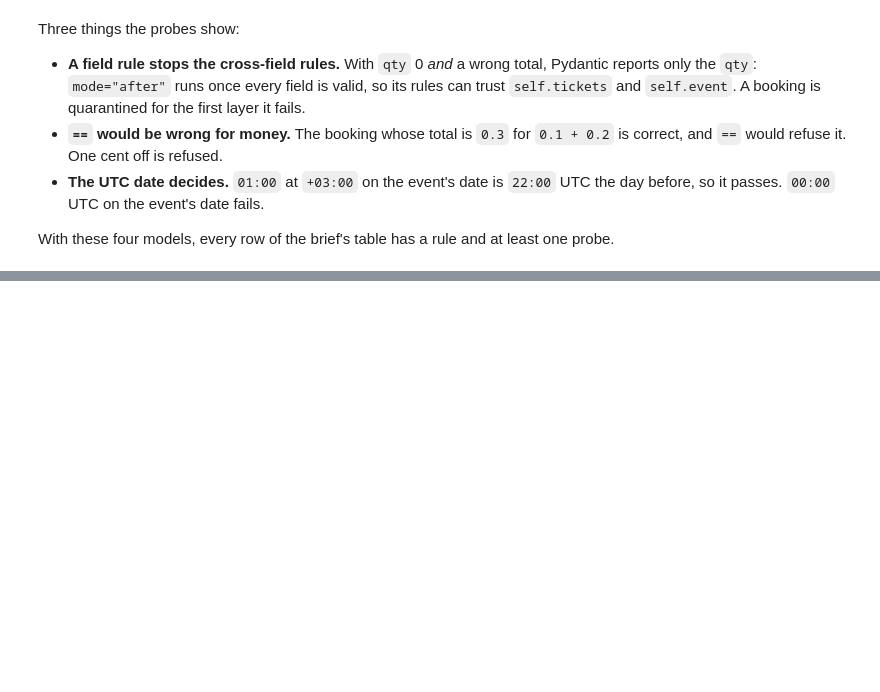
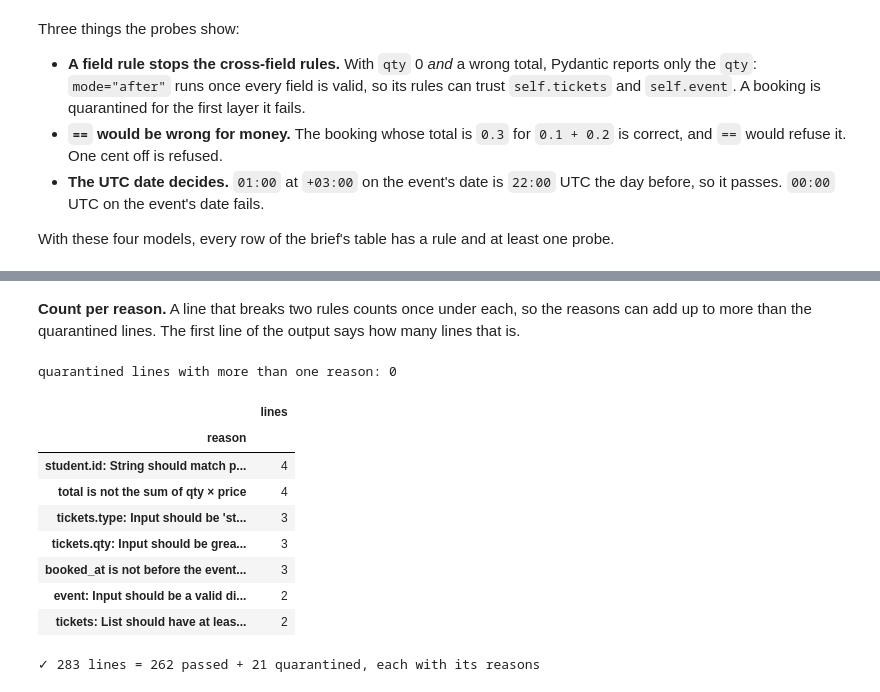
Before and after one commit to DanEhab/daniel-ehab_58-3825_MET-02_task2, a Jupyter notebook: task2.ipynb, the cells around one changed output, grey strips where cells are left out. Cells and saved outputs as stored; diff of their text form; code cells hidden in the pictures; blank space fills up the shorter version.

```diff
--- a/task2.ipynb
+++ b/task2.ipynb
@@ -572,0 +648,27 @@ With these four models, every row of the brief's table has a rule and at least o
+# %% [markdown]
+**Count per reason.** A line that breaks two rules counts once under each, so the reasons can add up to more than the quarantined lines. The first line of the output says how many lines that is.
+# %%
+per_reason = Counter(reason for q in quarantine for reason in q["reasons"])
+print("quarantined lines with more than one reason:", sum(len(q["reasons"]) > 1 for q in quarantine))
+pd.Series(per_reason, dtype="int64", name="lines").sort_values(ascending=False).rename_axis("reason").to_frame()
+# %% [output]
+quarantined lines with more than one reason: 0
+|  | lines |
+| reason |  |
+| student.id: String should match p... | 4 |
+| total is not the sum of qty × price | 4 |
+| tickets.type: Input should be 'st... | 3 |
+| tickets.qty: Input should be grea... | 3 |
+| booked_at is not before the event... | 3 |
+| event: Input should be a valid di... | 2 |
+| tickets: List should have at leas... | 2 |
+# %%
+# ✓ check
+passed_lines = {n for n, _ in passed}
+quarantined_lines = {q["line"] for q in quarantine}
+assert len(passed) + len(quarantine) == len(lines), "every line ends up in exactly one place"
+assert not passed_lines & quarantined_lines, "no line is both passed and quarantined"
+assert all(q["reasons"] for q in quarantine), "every quarantined line has at least one reason"
+print("✓", len(lines), "lines =", len(passed), "passed +", len(quarantine), "quarantined, each with its reasons")
+# %% [output]
+✓ 283 lines = 262 passed + 21 quarantined, each with its reasons
```
Also changed, not shown: parts of 8 cells of this notebook.
